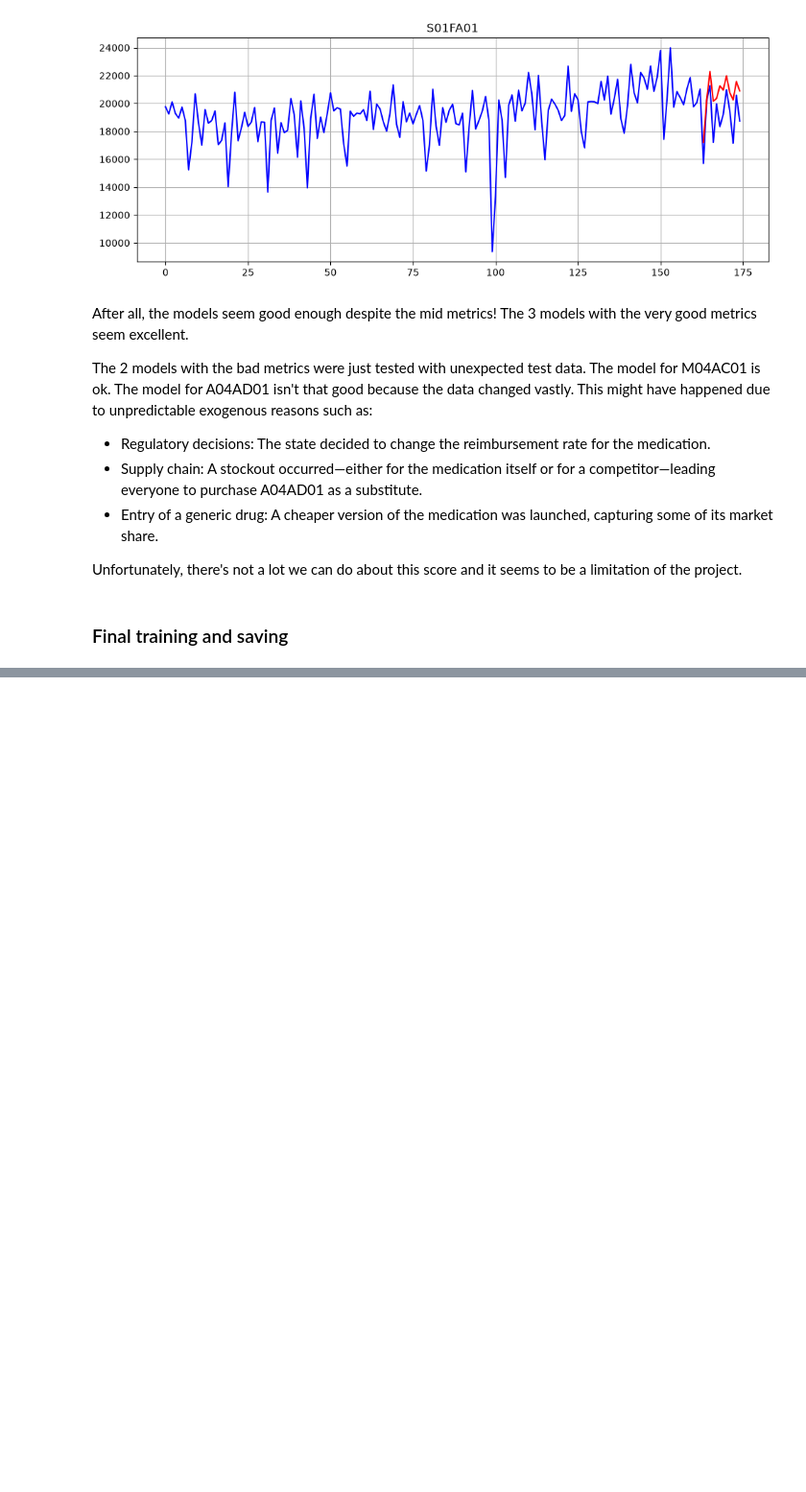
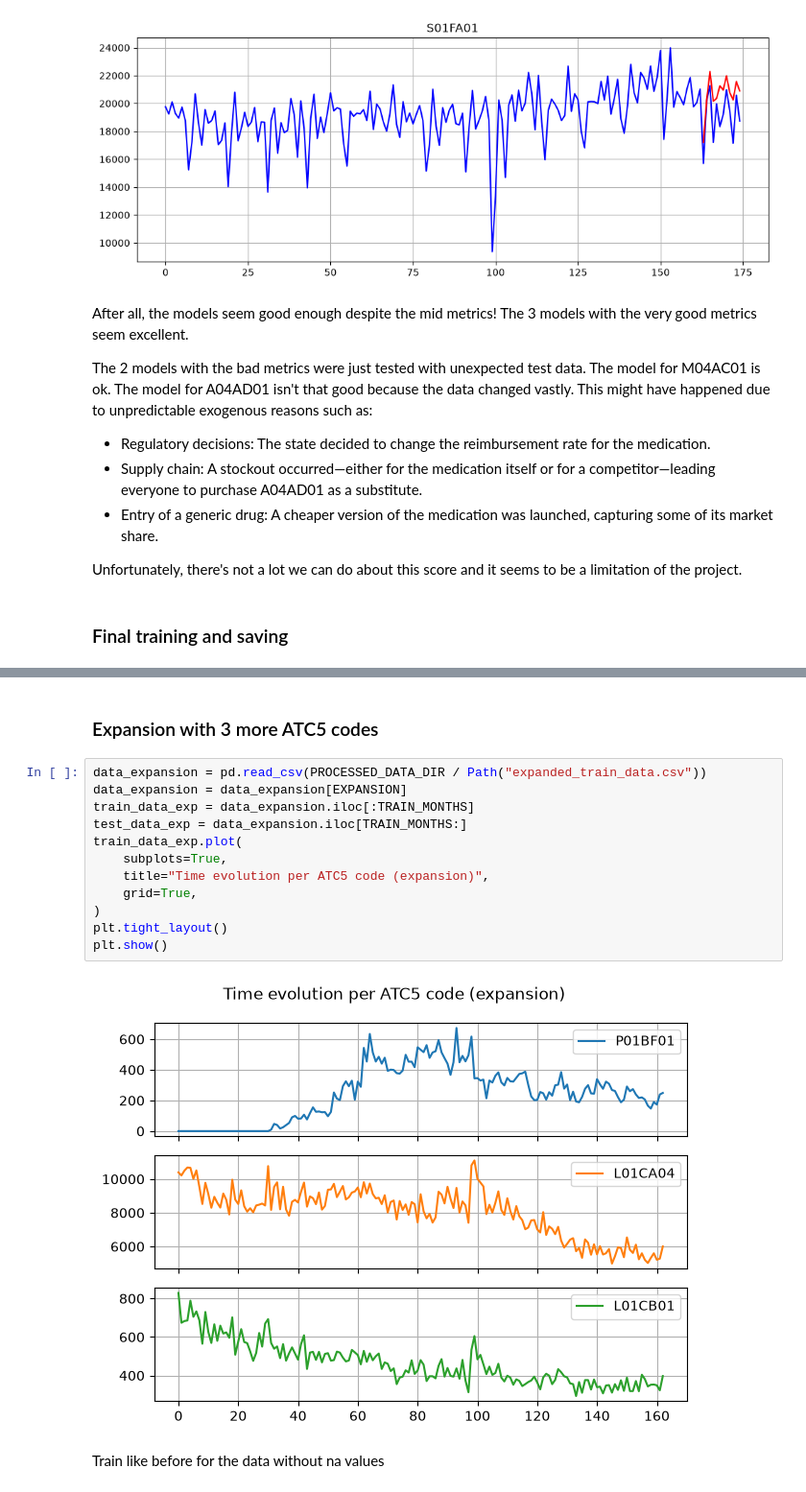
Before and after one commit to T0L1S/AgriPharm_Track3_EthnoHack_2026, a Jupyter notebook: src/agripharm_track3_ethnohack_2026/forecasting/model.ipynb, the cells around one changed output, grey strips where cells are left out. Shown at 96% size. Saved outputs shown, nothing was run; the diff lists cells and outputs as text; blank space fills up the shorter version.

Commit message:
expansion with 3 more ATC5 codes

```diff
--- a/src/agripharm_track3_ethnohack_2026/forecasting/model.ipynb
+++ b/src/agripharm_track3_ethnohack_2026/forecasting/model.ipynb
@@ -223,0 +233,18 @@ Saved at: C:\Users\chris\Desktop\MyCode\ethnohack_2026\AgriPharm\AgriPharm_Track
+# %% [markdown]
+### Expansion with 3 more ATC5 codes
+# %%
+data_expansion = pd.read_csv(PROCESSED_DATA_DIR / Path("expanded_train_data.csv"))
+data_expansion = data_expansion[EXPANSION]
+train_data_exp = data_expansion.iloc[:TRAIN_MONTHS]
+test_data_exp = data_expansion.iloc[TRAIN_MONTHS:]
+train_data_exp.plot(
+    subplots=True,
+    title="Time evolution per ATC5 code (expansion)",
+    grid=True,
+)
+plt.tight_layout()
+plt.show()
+# %% [output]
+[figure, added]
+# %% [markdown]
+Train like before for the data without na values
```
Also changed, not shown: parts of 19 cells of this notebook, 5 other files.
